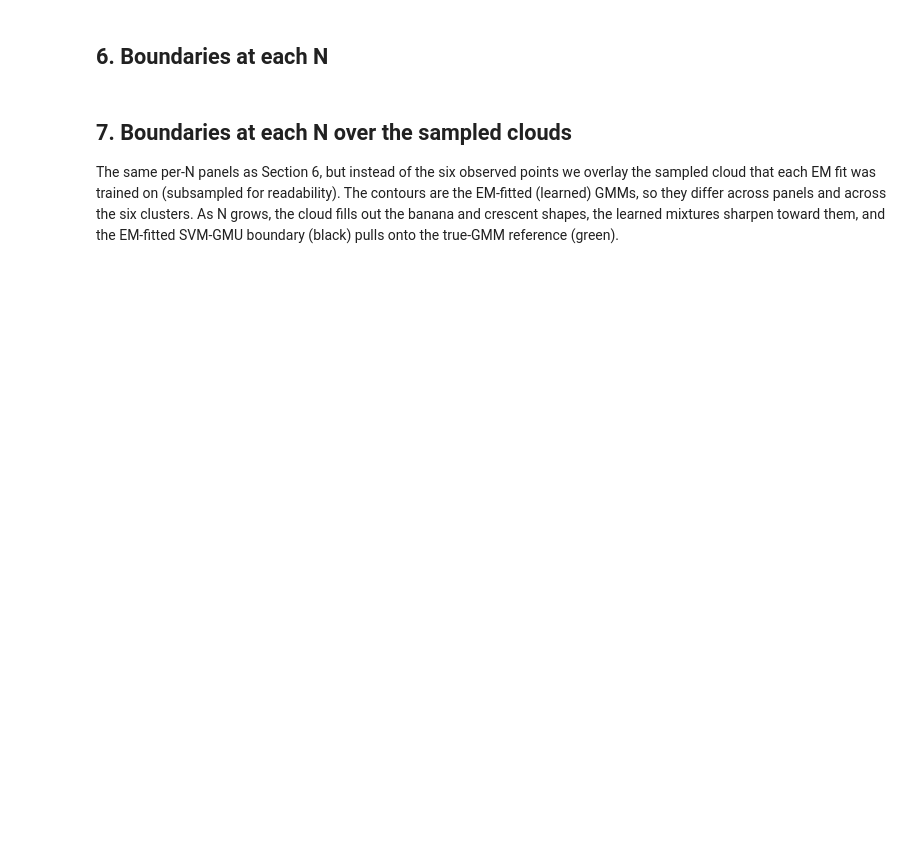
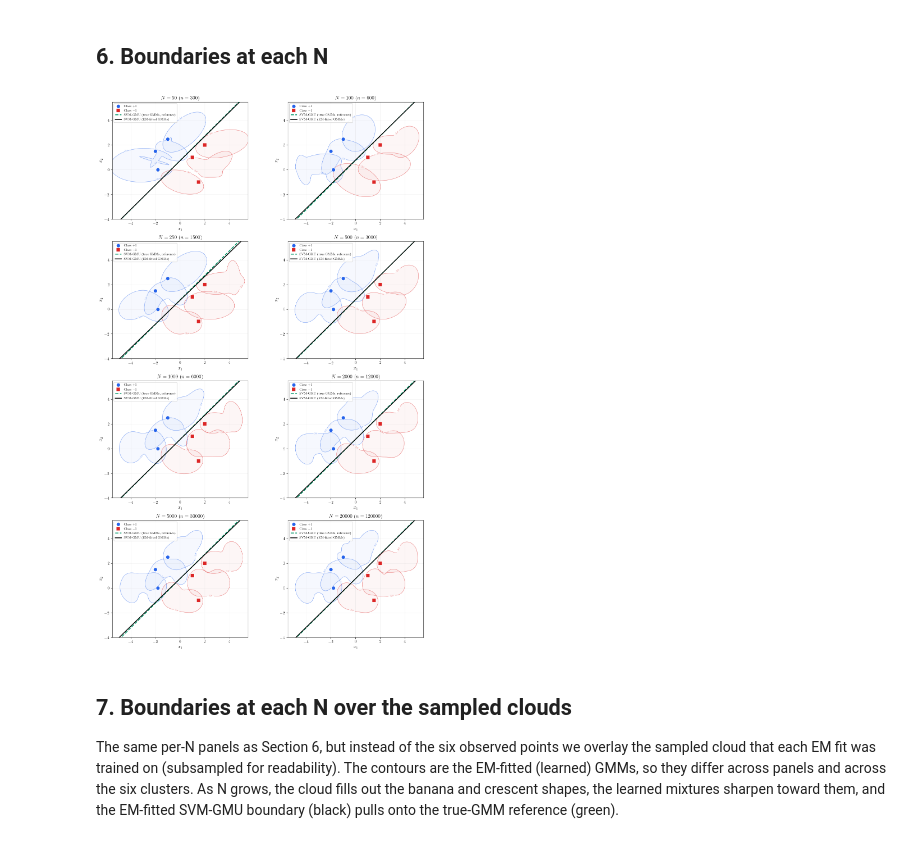
Before and after one commit to SushrutGaikwad/svm-gmu, a Jupyter notebook: experiments/em_fitted_gmu.ipynb, the cells around one changed output. Cells and saved outputs as stored; diff of their text form; code cells hidden in the pictures; blank space fills up the shorter version.

```diff
--- a/experiments/em_fitted_gmu.ipynb
+++ b/experiments/em_fitted_gmu.ipynb
@@ -144,42 +247,13 @@ plt.show()
 # %% [markdown]
 ## 6. Boundaries at each N
 # %%
-n_rows, n_cols = 4, 2
-fig, axes = plt.subplots(n_rows, n_cols, figsize=(6.5 * n_cols, 5.0 * n_rows))
-axes = np.array(axes).reshape(n_rows, n_cols)
-
-xlim, ylim = (-5.5, 5.5), (-4.0, 5.5)
-ref_color, learned_color = "#059669", "black"
-
-for k, r in enumerate(records):
-    ax = axes[k // n_cols, k % n_cols]
-    plot_uncertainty(
-        X, y, r["su_hat"], sigmas=(3,),
-        title=rf"$N = {r['n']}$  $\left(n = {r['n_total']}\right)$",
-        ax=ax,
-    )
-    _draw_line(ax, w_ref, b_ref, xlim, color=ref_color, linewidth=2.2,
-               linestyle="--", zorder=4, label="SVM-GMU (true GMMs, reference)")
-    _draw_line(ax, r["w"], r["b"], xlim, color=learned_color, linewidth=2.0,
-               linestyle="-", zorder=5, label="SVM-GMU (EM-fitted GMMs)")
-    ax.set_xlim(xlim)
-    ax.set_ylim(ylim)
-
-    handles, labels = ax.get_legend_handles_labels()
-    keep = {"Class +1", "Class −1",
-            "SVM-GMU (true GMMs, reference)", "SVM-GMU (EM-fitted GMMs)"}
-    seen, uniq = set(), []
-    for h, l in zip(handles, labels):
-        if l in keep and l not in seen:
-            seen.add(l)
-            uniq.append((h, l))
-    ax.legend([h for h, _ in uniq], [l for _, l in uniq],
-              loc="upper left", fontsize=8, framealpha=0.9)
-
-for k in range(len(records), n_rows * n_cols):
-    axes[k // n_cols, k % n_cols].axis("off")
-fig.tight_layout()
+# Per-N EM-fitted contours with the reference and learned boundaries, for the
+# representative seed 0 (saved as em_fitted_gmu_convergence.pgf).
+fig = make_panel_figure(X, y, records, w_ref, b_ref)
+fig.savefig(C.GRAPHICS_DIR / "em_fitted_gmu_convergence.pgf", backend="pgf", bbox_inches="tight")
 plt.show()
+# %% [output]
+[figure, added]
 # %% [markdown]
 ## 7. Boundaries at each N over the sampled clouds
 
```
Also changed, not shown: parts of 7 cells of this notebook, 2 other files.
